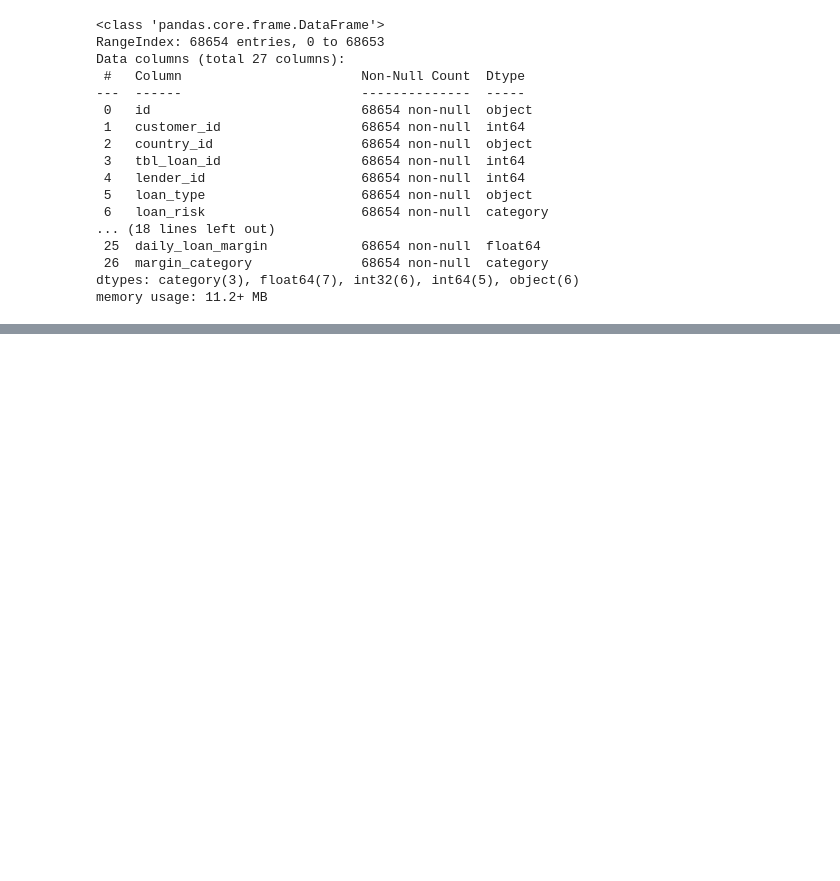
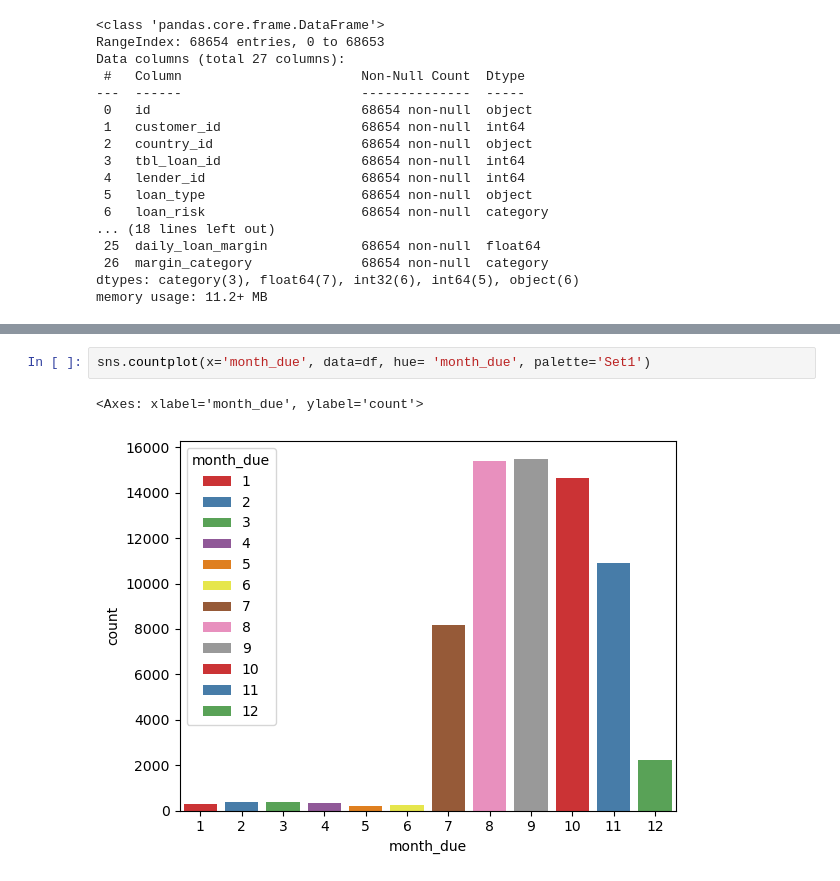
Before and after one commit to Lamerck/credit_score, a Jupyter notebook: creditmodel.ipynb, the cells around one changed output, grey strips where cells are left out. Saved outputs shown, nothing was run; the diff lists cells and outputs as text; blank space fills up the shorter version.

```diff
--- a/creditmodel.ipynb
+++ b/creditmodel.ipynb
@@ -1642,0 +1650,5 @@ df.head()
+# %%
+sns.countplot(x='month_due', data=df, hue= 'month_due', palette='Set1')
+# %% [output]
+<Axes: xlabel='month_due', ylabel='count'>
+[figure, added]
```
Also changed, not shown: parts of 8 cells of this notebook, 1 other file.
